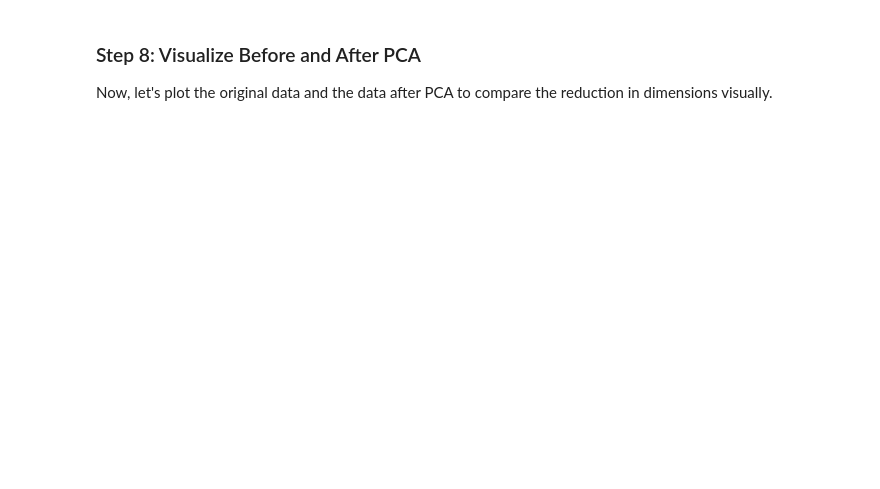
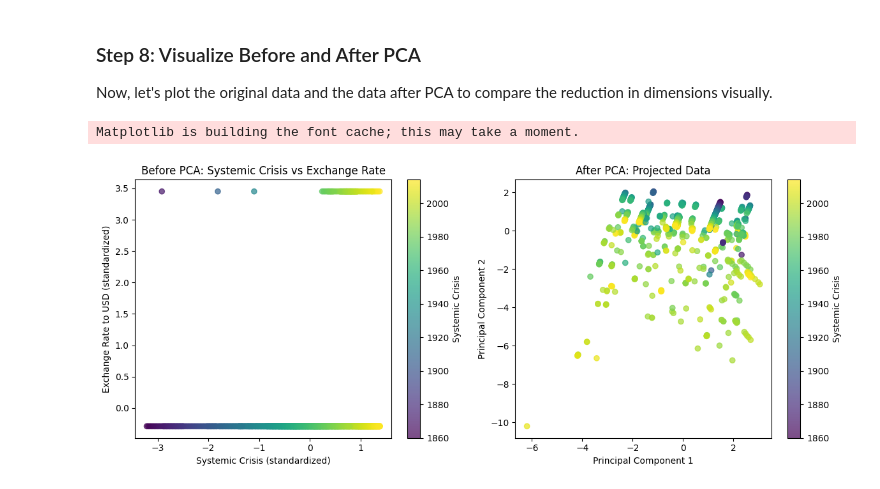
Before and after one commit to Best-Verie/PCA-Formative, a Jupyter notebook: Copy_of_Template_PCA_Formative_1[2].ipynb, the cells around one changed output. Saved outputs shown, nothing was run; the diff lists cells and outputs as text; code cells hidden in the pictures; blank space fills up the shorter version.

Commit message:
add step6,7 and 8 and graphs

```diff
--- a/Copy_of_Template_PCA_Formative_1[2].ipynb
+++ b/Copy_of_Template_PCA_Formative_1[2].ipynb
@@ -88,5 +99,6 @@ ModuleNotFoundError: No module named 'numpy'
 The covariance matrix helps us understand how the features are related to each other. It is a key component in PCA.
 # %%
 # Step 3: Calculate the Covariance Matrix
-cov_matrix = None  # Calculate covariance matrix
 cov_matrix = np.cov(standardized_data, rowvar=False)
+print("Shape of the covariance matrix:", cov_matrix.shape)
+print("First 5 rows of covariance matrix:\n", cov_matrix[:5, :5])
@@ -96,5 +116,5 @@ Eigendecomposition of the covariance matrix will give us the eigenvalues and eig
 Fill in the code to compute the eigenvalues and eigenvectors of the covariance matrix.
 # %%
 # Step 4: Perform Eigendecomposition
-eigenvalues, eigenvectors = None  # Perform eigendecomposition
+eigenvalues, eigenvectors = np.linalg.eigh(cov_matrix)
 eigenvalues, eigenvectors
@@ -111,0 +145,15 @@ sorted_eigenvectors
+# %%
+# Step 5: Sort Principal Components
+sorted_indices = np.argsort(eigenvalues)[::-1]
+eigenvalues = eigenvalues[sorted_indices]
+eigenvectors = eigenvectors[:, sorted_indices]
+
+# Print sorted eigenvalues (explained variance)
+print("Sorted Eigenvalues (Explained Variance):")
+print(eigenvalues)
+
+# Print top 5 principal components (eigenvectors)
+print("\nTop 5 Principal Components (Eigenvectors):")
+for i in range(5):
+    print(f"Component {i+1}:")
+    print(eigenvectors[:, i])
@@ -138,0 +220,35 @@ Now, let's plot the original data and the data after PCA to compare the reductio
+# %%
+# Step 8: Visualize Before and After PCA
+
+import matplotlib.pyplot as plt
+
+# Step 8: Visualize Before and After PCA
+
+# Plot original data (first two non-categorical features)
+plt.figure(figsize=(12, 5))
+
+plt.subplot(1, 2, 1)
+plt.scatter(standardized_data[:, 3], standardized_data[:, 4],
+            c=numeric_data[:, 3], cmap='viridis', alpha=0.7)
+plt.title('Before PCA: Systemic Crisis vs Exchange Rate')
+plt.xlabel('Systemic Crisis (standardized)')
+plt.ylabel('Exchange Rate to USD (standardized)')
+plt.colorbar(label='Systemic Crisis')
+
+# Project data onto top 2 principal components
+projected_data = standardized_data @ eigenvectors[:, :2]
+
+# Plot reduced data after PCA
+plt.subplot(1, 2, 2)
+plt.scatter(projected_data[:, 0], projected_data[:, 1],
+            c=numeric_data[:, 3], cmap='viridis', alpha=0.7)
+plt.title('After PCA: Projected Data')
+plt.xlabel('Principal Component 1')
+plt.ylabel('Principal Component 2')
+plt.colorbar(label='Systemic Crisis')
+
+plt.tight_layout()
+plt.show()
+# %% [output]
+Matplotlib is building the font cache; this may take a moment.
+[figure, added]
```
Also changed, not shown: parts of 9 cells of this notebook.
